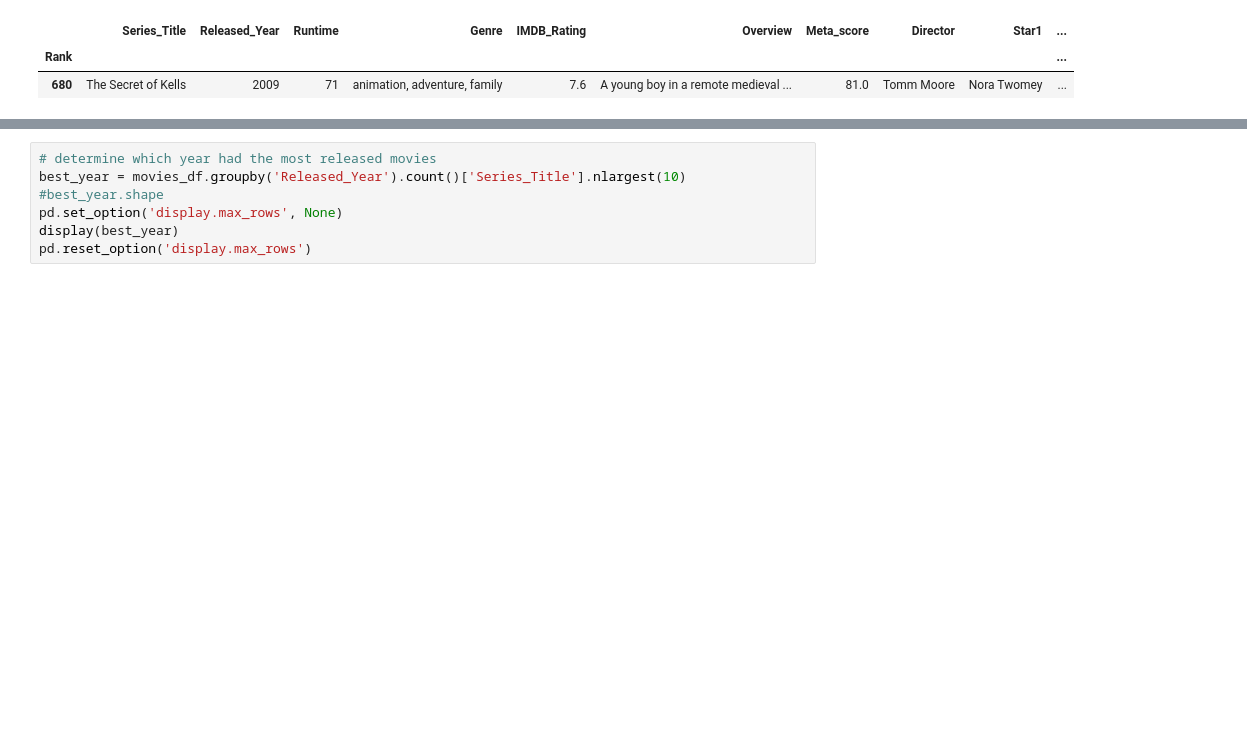
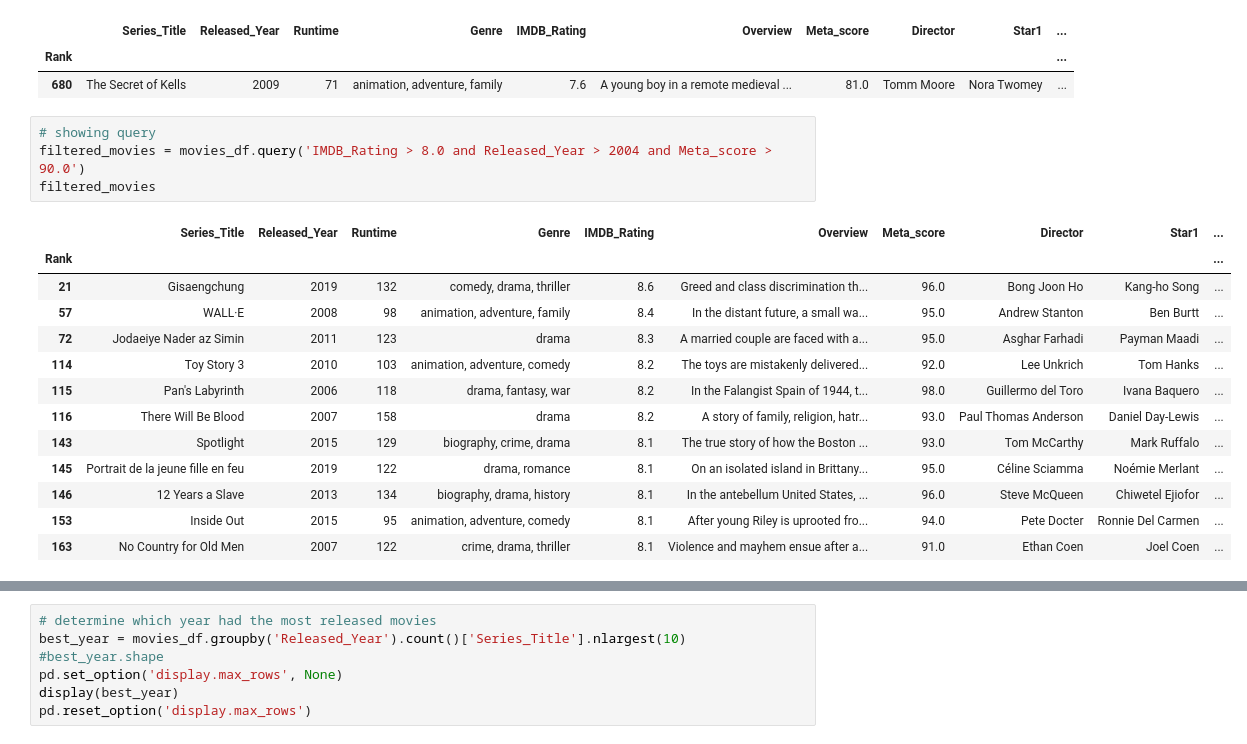
Before and after one commit to jwmathis/SSE591_Project3, a Jupyter notebook: Top Movies Data Analysis/MovieDataAnalysis.ipynb, the cells around one changed output, grey strips where cells are left out. Saved outputs shown, nothing was run; the diff lists cells and outputs as text; blank space fills up the shorter version.

```diff
--- a/Top Movies Data Analysis/MovieDataAnalysis.ipynb
+++ b/Top Movies Data Analysis/MovieDataAnalysis.ipynb
@@ -436,3 +516,21 @@ Movie with the shortest runtime:
 |  | Series_Title | Released_Year | Runtime | Genre | IMDB_Rating | Overview | Meta_score | Director | Star1 | ... |
 | Rank |  |  |  |  |  |  |  |  |  | ... |
 | 680 | The Secret of Kells | 2009 | 71 | animation, adventure, family | 7.6 | A young boy in a remote medieval ... | 81.0 | Tomm Moore | Nora Twomey | ... |
+# %%
+# showing query
+filtered_movies = movies_df.query('IMDB_Rating > 8.0 and Released_Year > 2004 and Meta_score > 90.0')
+filtered_movies
+# %% [output]
+|  | Series_Title | Released_Year | Runtime | Genre | IMDB_Rating | Overview | Meta_score | Director | Star1 | ... |
+| Rank |  |  |  |  |  |  |  |  |  | ... |
+| 21 | Gisaengchung | 2019 | 132 | comedy, drama, thriller | 8.6 | Greed and class discrimination th... | 96.0 | Bong Joon Ho | Kang-ho Song | ... |
+| 57 | WALL·E | 2008 | 98 | animation, adventure, family | 8.4 | In the distant future, a small wa... | 95.0 | Andrew Stanton | Ben Burtt | ... |
+| 72 | Jodaeiye Nader az Simin | 2011 | 123 | drama | 8.3 | A married couple are faced with a... | 95.0 | Asghar Farhadi | Payman Maadi | ... |
+| 114 | Toy Story 3 | 2010 | 103 | animation, adventure, comedy | 8.2 | The toys are mistakenly delivered... | 92.0 | Lee Unkrich | Tom Hanks | ... |
+| 115 | Pan's Labyrinth | 2006 | 118 | drama, fantasy, war | 8.2 | In the Falangist Spain of 1944, t... | 98.0 | Guillermo del Toro | Ivana Baquero | ... |
+| 116 | There Will Be Blood | 2007 | 158 | drama | 8.2 | A story of family, religion, hatr... | 93.0 | Paul Thomas Anderson | Daniel Day-Lewis | ... |
+| 143 | Spotlight | 2015 | 129 | biography, crime, drama | 8.1 | The true story of how the Boston ... | 93.0 | Tom McCarthy | Mark Ruffalo | ... |
+| 145 | Portrait de la jeune fille en feu | 2019 | 122 | drama, romance | 8.1 | On an isolated island in Brittany... | 95.0 | Céline Sciamma | Noémie Merlant | ... |
+| 146 | 12 Years a Slave | 2013 | 134 | biography, drama, history | 8.1 | In the antebellum United States, ... | 96.0 | Steve McQueen | Chiwetel Ejiofor | ... |
+| 153 | Inside Out | 2015 | 95 | animation, adventure, comedy | 8.1 | After young Riley is uprooted fro... | 94.0 | Pete Docter | Ronnie Del Carmen | ... |
+| 163 | No Country for Old Men | 2007 | 122 | crime, drama, thriller | 8.1 | Violence and mayhem ensue after a... | 91.0 | Ethan Coen | Joel Coen | ... |
```
Also changed, not shown: parts of 18 cells of this notebook, 2 other files.
